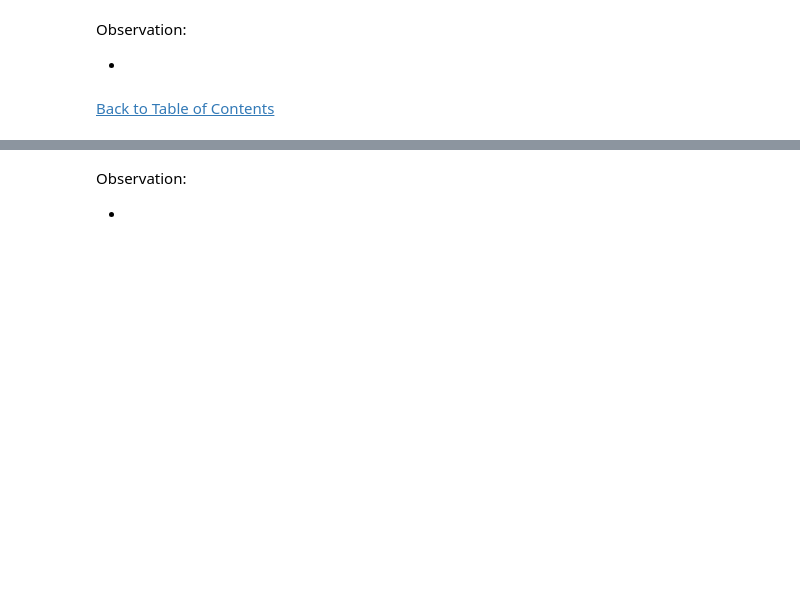
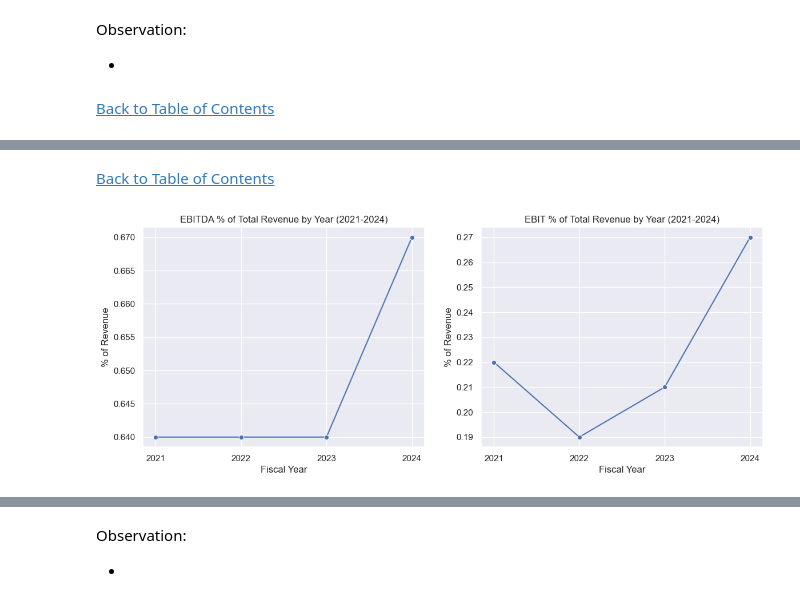
Before and after one commit to jasondo-da/NFLX_Financial_Analysis, a Jupyter notebook: nflx_financial_analysis.ipynb, the cells around one changed output, grey strips where cells are left out. Saved outputs shown, nothing was run; the diff lists cells and outputs as text; code cells hidden in the pictures; blank space fills up the shorter version.

```diff
--- a/nflx_financial_analysis.ipynb
+++ b/nflx_financial_analysis.ipynb
@@ -448,0 +497,24 @@ Leverage KPIs, such as debt to equity and return on equity.
+# %% [markdown]
+[Back to Table of Contents](#back)
+# %%
+# Setting theme, figure size, and multiple plot spacing
+plt.figure(figsize=[14, 5])
+
+plt.subplot(1, 2, 1)
+sns.lineplot(percentage_of_rev_is.iloc[6],  marker='o')
+plt.title('EBITDA % of Total Revenue by Year (2021-2024)')
+plt.xlabel('Fiscal Year')
+plt.xticks(np.arange(4), [2021, 2022, 2023, 2024])
+plt.ylabel('% of Revenue')
+plt.ylim([0.635, 0.68])
+
+plt.subplot(1, 2, 2)
+sns.lineplot(percentage_of_rev_is.iloc[7],  marker='o')
+plt.title('EBIT % of Total Revenue by Year (2021-2024)')
+plt.xlabel('Fiscal Year')
+plt.xticks(np.arange(4), [2021, 2022, 2023, 2024])
+plt.ylabel('% of Revenue')
+#plt.ylim([0.635, 0.68])
+plt.show()
+# %% [output]
+[figure, added]
```
Also changed, not shown: parts of 11 cells of this notebook.
